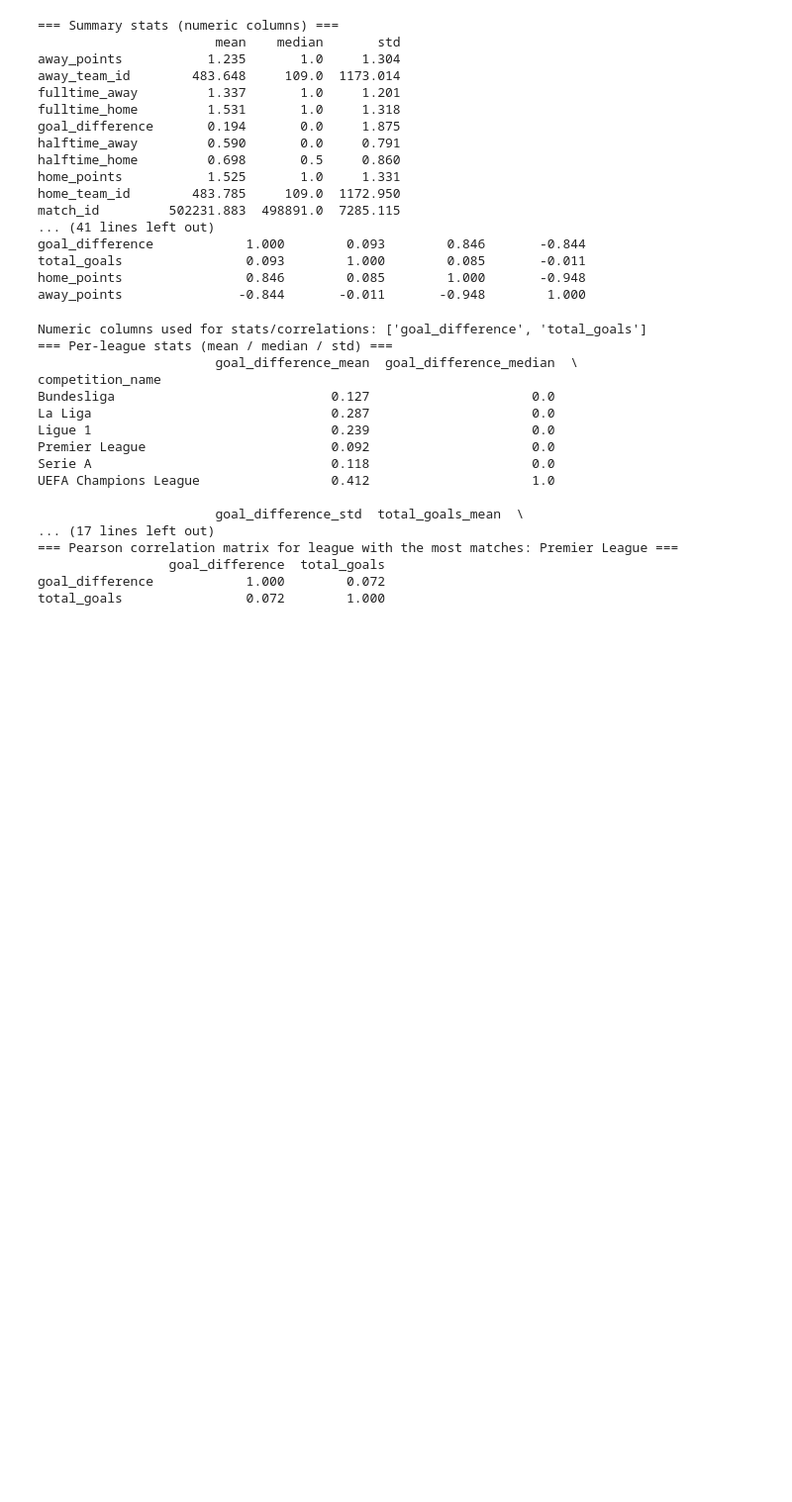
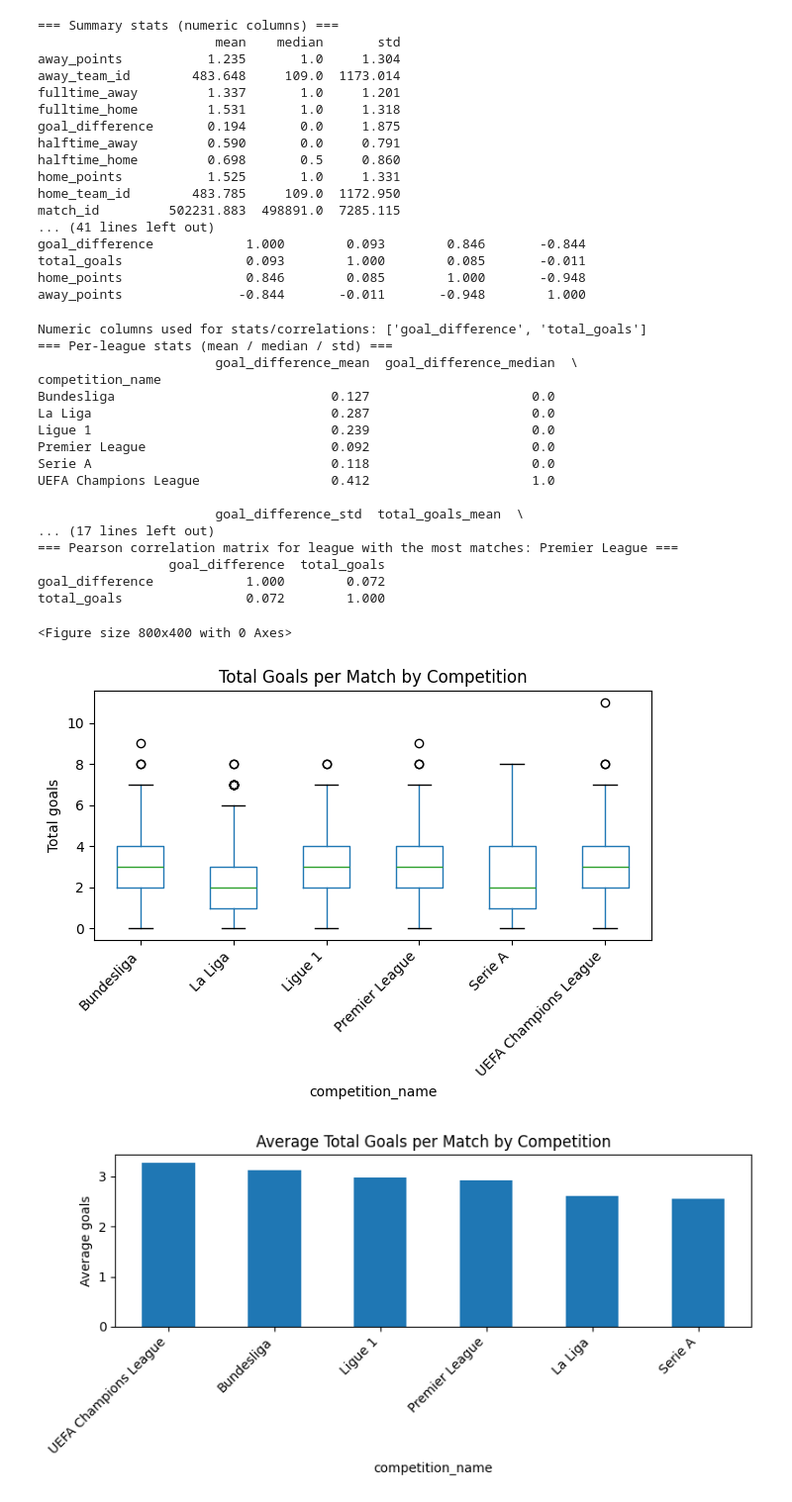
Before and after one commit to BDenisss/python_data_denis_bucspun, a Jupyter notebook: 02 - Python pour la Data/noteboook.ipynb, the cells around one changed output. Shown at 99% size. Saved outputs shown, nothing was run; the diff lists cells and outputs as text; code cells hidden in the pictures; blank space fills up the shorter version.

Commit message:
:monocle_face: add data visualizations & conclusion

```diff
--- a/02 - Python pour la Data/noteboook.ipynb
+++ b/02 - Python pour la Data/noteboook.ipynb
@@ -139,3 +139,40 @@ UEFA Champions League                 0.412                     1.0
                  goal_difference  total_goals
 goal_difference            1.000        0.072
 total_goals                0.072        1.000
+# %%
+import matplotlib.pyplot as plt
+
+# Distribution of total goals per competition (boxplot)
+if {"competition_name","total_goals"}.issubset(df.columns):
+    plt.figure(figsize=(8,4))
+    df.boxplot(column="total_goals", by="competition_name", grid=False)
+    plt.title("Total Goals per Match by Competition")
+    plt.suptitle("")
+    plt.ylabel("Total goals")
+    plt.xticks(rotation=45, ha="right")
+    plt.tight_layout()
+    plt.show()
+
+# Average total goals per competition (bar chart)
+if {"competition_name","total_goals"}.issubset(df.columns):
+    plt.figure(figsize=(8,4))
+    df.groupby("competition_name")["total_goals"].mean().sort_values(ascending=False).plot(kind="bar")
+    plt.title("Average Total Goals per Match by Competition")
+    plt.ylabel("Average goals")
+    plt.xticks(rotation=45, ha="right")
+    plt.tight_layout()
+    plt.show()
+
+# Home vs Away goals (full time) (scatterplot)
+if {"fulltime_home","fulltime_away"}.issubset(df.columns):
+    plt.figure(figsize=(6,4))
+    plt.scatter(df["fulltime_home"], df["fulltime_away"], alpha=0.5)
+    plt.title("Scatterplot: Fulltime Home Goals vs Away Goals")
+    plt.xlabel("Fulltime Home goals")
+    plt.ylabel("Fulltime Away goals")
+    plt.tight_layout()
+    plt.show()
+# %% [output]
+<Figure size 800x400 with 0 Axes>
+[figure, added]
+[figure, added]
```
Also changed, not shown: parts of 2 cells of this notebook.
